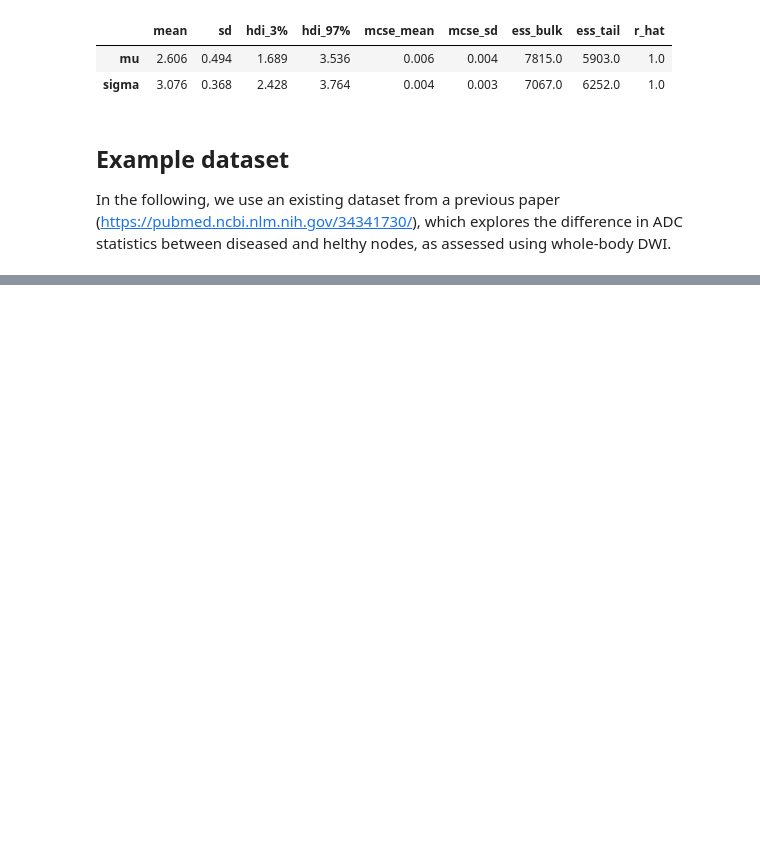
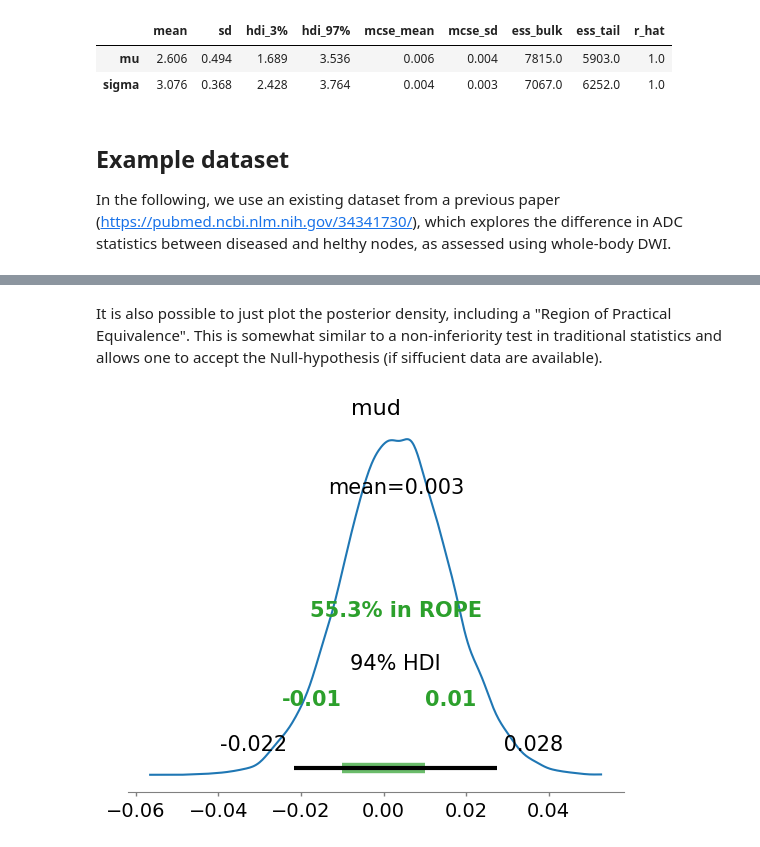
Before and after one commit to mdblackledge/stan_examples, a Jupyter notebook: notebooks/doughnut_seminar_2023.ipynb, the cells around one changed output, grey strips where cells are left out. Saved outputs shown, nothing was run; the diff lists cells and outputs as text; code cells hidden in the pictures; blank space fills up the shorter version.

```diff
--- a/notebooks/doughnut_seminar_2023.ipynb
+++ b/notebooks/doughnut_seminar_2023.ipynb
@@ -157,0 +300,7 @@ In the following, we use an existing dataset from a previous paper (https://pubm
+# %% [markdown]
+It is also possible to just plot the posterior density, including a "Region of Practical Equivalence".  This is somewhat similar to a non-inferiority test in traditional statistics and allows one to accept the Null-hypothesis (if siffucient data are available).
+# %%
+az.plot_posterior(az_samples, var_names=["mud"], rope=[-0.01, 0.01])
+plt.show()
+# %% [output]
+[figure, added]
```
Also changed, not shown: parts of 17 cells of this notebook.
